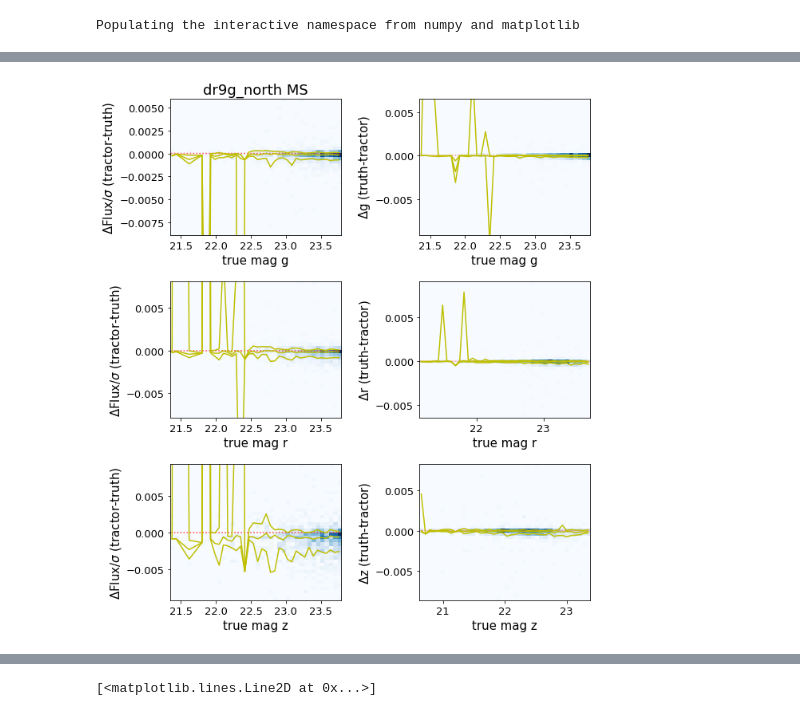
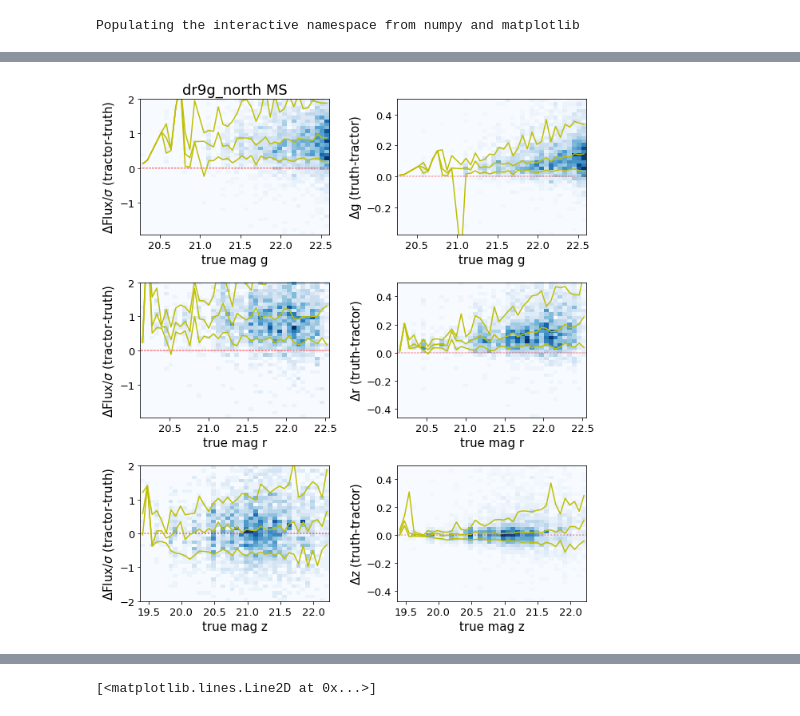
Before and after one commit to DriftingPig/MS_stars, a Jupyter notebook: MS_stars_north_empty.ipynb, the cells around one changed output, grey strips where cells are left out. Saved outputs shown, nothing was run; the diff lists cells and outputs as text; code cells hidden in the pictures.

```diff
--- a/MS_stars_north_empty.ipynb
+++ b/MS_stars_north_empty.ipynb
@@ -7,5 +11,5 @@ Populating the interactive namespace from numpy and matplotlib
 # %%
 #dr9g_south
-dr9g_south=fits.getdata('/global/cscratch1/sd/huikong/Obiwan/dr9/obiwan_out/dr9g_north_empty/subset/sim_dr9g_north_empty.fits')
+dr9g_south=fits.getdata('/global/cscratch1/sd/huikong/Obiwan/dr9/obiwan_out/dr9_wide/subset/sim_dr9_wide.fits')
 #dr9f_south
-#dr9f_south=fits.getdata('/global/cscratch1/sd/huikong/Obiwan/dr9/obiwan_out/dr9f_north/subset/sim_dr9f_north.fits')
+dr9f_south=fits.getdata('/global/cscratch1/sd/huikong/Obiwan/dr9/obiwan_out/dr9f_wide/subset/sim_dr9f_wide.fits')
@@ -27,0 +117,15 @@ dr9g_south=dr9g_south[dr9g_south['detected']]
+# %%
+dr9g_south=dr9g_south[dr9g_south['detected']]
+
+g_truth = 22.5 - 2.5 * np.log10(dr9g_south['sim_gflux'] / dr9g_south['mw_transmission_g'])
+r_truth = 22.5 - 2.5 * np.log10(dr9g_south['sim_rflux'] / dr9g_south['mw_transmission_r'])
+z_truth = 22.5 - 2.5 * np.log10(dr9g_south['sim_zflux'] / dr9g_south['mw_transmission_z'])
+
+g_measure = 22.5 - 2.5 * np.log10(dr9g_south['flux_g'] / dr9g_south['mw_transmission_g'])
+r_measure = 22.5 - 2.5 * np.log10(dr9g_south['flux_r'] / dr9g_south['mw_transmission_r'])
+z_measure = 22.5 - 2.5 * np.log10(dr9g_south['flux_z'] / dr9g_south['mw_transmission_z'])
+
+sel = ((g_truth-g_measure)>-0.5)&((g_truth-g_measure)<0.5)
+p=plt.hist(g_truth[sel]-g_measure[sel],bins=50)
+(g_truth[sel]-g_measure[sel]).mean()
+plt.xlabel('g mag')
@@ -164,8 +271,8 @@ def one_subplot_flux(f_type,mag_truth,input_table,lim=1):
 
     plt.plot(x,[0]*len(x),'r:',alpha=0.5)
 
-    y_all=flux_diff[sel&sel_stars&(flux_diff>-1)&(flux_diff<1)]
-    x_all=mag_truth[sel&sel_stars&(flux_diff>-1)&(flux_diff<1)]
+    y_all=flux_diff[sel&sel_stars&(flux_diff>-5)&(flux_diff<5)]
+    x_all=mag_truth[sel&sel_stars&(flux_diff>-5)&(flux_diff<5)]
     yl,xl = get_percentile(y_all,x_all,40,84)
     plt.plot(xl,yl,color = 'y')
     yl,xl = get_percentile(y_all,x_all,40,50)
@@ -192,8 +299,8 @@ def one_subplot_mag(input_table,f_type,mag_truth,mag_measure,lim=0.1):
 
     plt.plot(x,[0]*len(x),'r:',alpha=0.3)
 
-    y_all=mag_diff[sel_stars&(mag_diff>-1)]
-    x_all=mag_truth[sel_stars&(mag_diff>-1)]
+    y_all=mag_diff[sel_stars&(mag_diff>-2)&(mag_diff<2)]
+    x_all=mag_truth[sel_stars&(mag_diff>-2)&(mag_diff<2)]
     yl,xl = get_percentile(y_all,x_all,40,84)
 
     plt.plot(xl,yl,color = 'y')
@@ -267,37 +374,37 @@ sel_g=(g_truth>lower)&(g_truth<upper)
 lower=np.percentile(r_truth,1);upper=np.percentile(r_truth,99)
 sel_r=(r_truth>lower)&(r_truth<upper)
 lower=np.percentile(z_truth,1);upper=np.percentile(z_truth,99)
 sel_z=(z_truth>lower)&(z_truth<upper)
 sel=sel_g&sel_r&sel_z
 
 g_truth=g_truth[sel]
 r_truth=r_truth[sel]
 z_truth=z_truth[sel]
 g_measure=g_measure[sel]
 r_measure=r_measure[sel]
 z_measure=z_measure[sel]
 
 input_table=dr9g_south[sel]
 
 plt.figure(figsize=(9,10))
 
 plt.subplot(3,2,1)
 plt.title('dr9g_north MS')
-one_subplot_flux('g',g_truth,input_table,0.01)
+one_subplot_flux('g',g_truth,input_table,2)
 plt.subplot(3,2,3)
-one_subplot_flux('r',g_truth,input_table,0.01)
+one_subplot_flux('r',r_truth,input_table,2)
 plt.subplot(3,2,5)
-one_subplot_flux('z',g_truth,input_table,0.01)
+one_subplot_flux('z',z_truth,input_table,2)
 plt.tight_layout()
 
 
 plt.subplot(3,2,2)
-one_subplot_mag(input_table,'g',g_truth,g_measure,0.01)
+one_subplot_mag(input_table,'g',g_truth,g_measure,0.5)
 plt.subplot(3,2,4)
-one_subplot_mag(input_table,'r',r_truth,r_measure,0.01)
+one_subplot_mag(input_table,'r',r_truth,r_measure,0.5)
 plt.subplot(3,2,6)
-one_subplot_mag(input_table,'z',z_truth,z_measure,0.01)
+one_subplot_mag(input_table,'z',z_truth,z_measure,0.5)
 
 plt.tight_layout()
 # %% [output]
-[figure, old version]
+[figure, new version]
```
Also changed, not shown: parts of 16 cells of this notebook, 1 other file.
